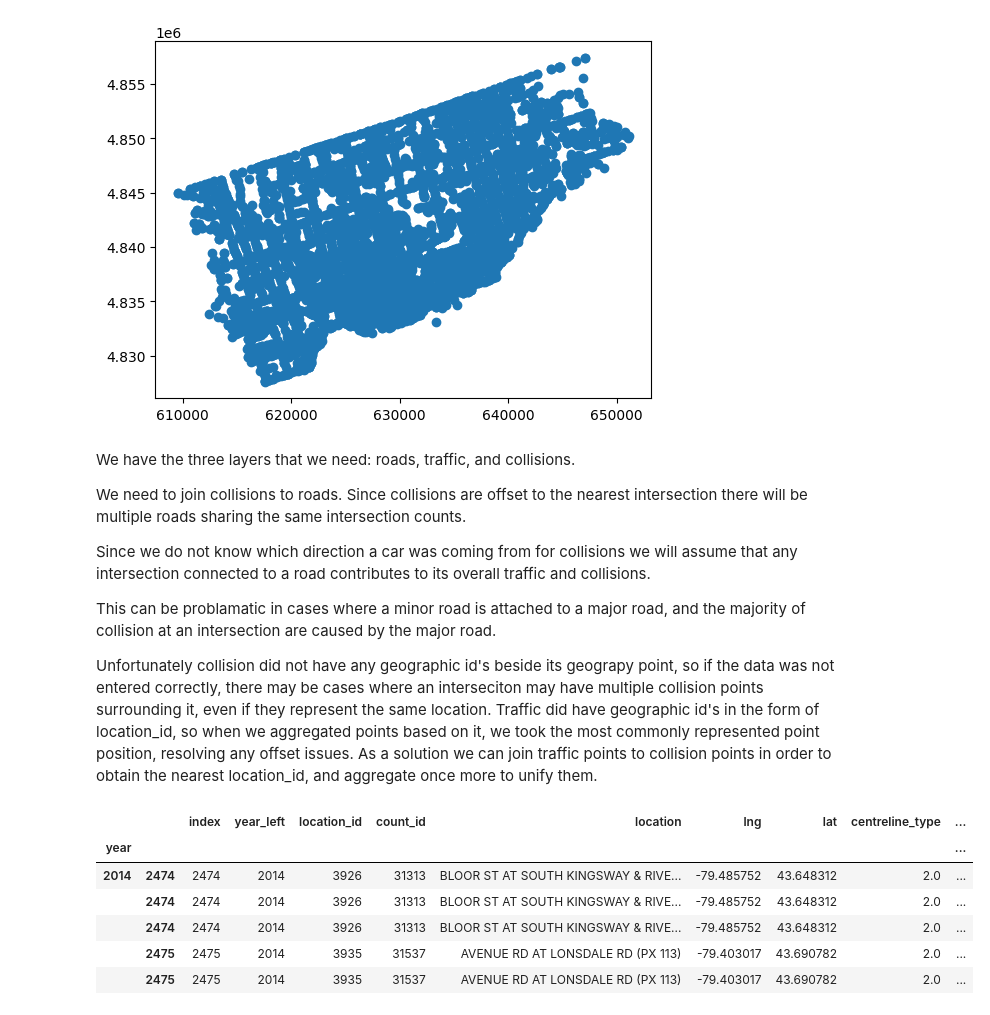
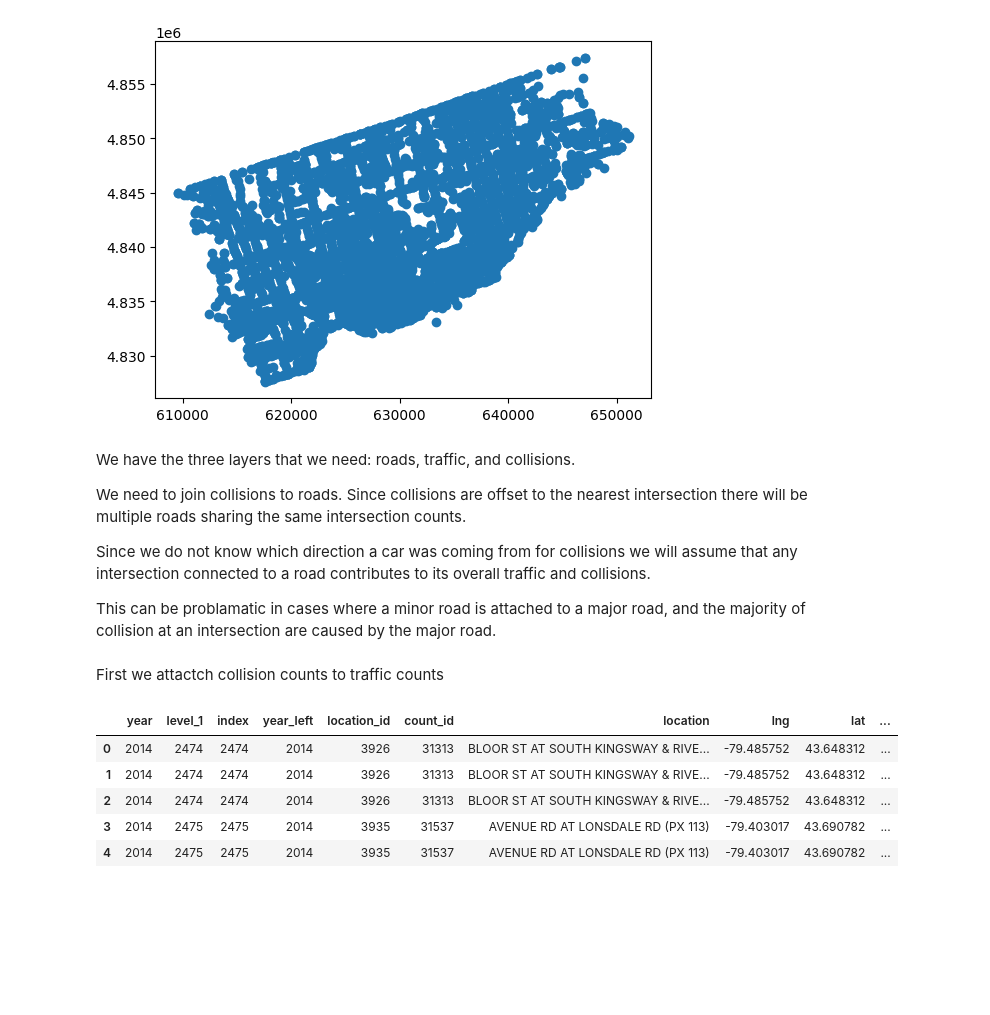
Before and after one commit to naorella/GIS_Showcase, a Jupyter notebook: template.ipynb, the cells around one changed output. Cells and saved outputs as stored; diff of their text form; code cells hidden in the pictures; blank space fills up the shorter version.

```diff
--- a/template.ipynb
+++ b/template.ipynb
@@ -199,29 +193,23 @@ to a road contributes to its overall traffic and collisions.
 
 This can be problamatic in cases where a minor road is attached to a major road, and the majority of collision
 at an intersection are caused by the major road.
-
-Unfortunately collision did not have any geographic id's beside its geograpy point, so if the data was not entered correctly, there
-may be cases where an interseciton may have multiple collision points surrounding it, even if they represent the same location.
-Traffic did have geographic id's in the form of location_id, so when we aggregated points based on it, we took the most commonly
-represented point position, resolving any offset issues.
-As a solution we can join traffic points to collision points in order to obtain the nearest location_id, and aggregate once more
-to unify them.
+# %% [markdown]
+First we attactch collision counts to traffic counts
 # %%
 #traffic_26917
 #collision_26917
 
 #split the dataframe that is not the base. In this case collisions, since we want all traffic
 #but only the collisions were traffic is monitored
 split = {k:d for k, d in collision_26917.groupby('year')}
 
-traffic_collision = traffic_26917.groupby('year').apply(lambda d: gpd.sjoin_nearest(d, split[d['year'].values[0]]))
+traffic_collision = traffic_26917.groupby('year').apply(lambda d: gpd.sjoin_nearest(d, split[d['year'].values[0]], max_distance=5))
 traffic_collision = traffic_collision.reset_index()
 traffic_collision.head()
 # %% [output]
-|  |  | index | year_left | location_id | count_id | location | lng | lat | centreline_type | ... |
-| year |  |  |  |  |  |  |  |  |  | ... |
-| 2014 | 2474 | 2474 | 2014 | 3926 | 31313 | BLOOR ST AT SOUTH KINGSWAY & RIVE... | -79.485752 | 43.648312 | 2.0 | ... |
-|  | 2474 | 2474 | 2014 | 3926 | 31313 | BLOOR ST AT SOUTH KINGSWAY & RIVE... | -79.485752 | 43.648312 | 2.0 | ... |
-|  | 2474 | 2474 | 2014 | 3926 | 31313 | BLOOR ST AT SOUTH KINGSWAY & RIVE... | -79.485752 | 43.648312 | 2.0 | ... |
-|  | 2475 | 2475 | 2014 | 3935 | 31537 | AVENUE RD AT LONSDALE RD (PX 113) | -79.403017 | 43.690782 | 2.0 | ... |
-|  | 2475 | 2475 | 2014 | 3935 | 31537 | AVENUE RD AT LONSDALE RD (PX 113) | -79.403017 | 43.690782 | 2.0 | ... |
+|  | year | level_1 | index | year_left | location_id | count_id | location | lng | lat | ... |
+| 0 | 2014 | 2474 | 2474 | 2014 | 3926 | 31313 | BLOOR ST AT SOUTH KINGSWAY & RIVE... | -79.485752 | 43.648312 | ... |
+| 1 | 2014 | 2474 | 2474 | 2014 | 3926 | 31313 | BLOOR ST AT SOUTH KINGSWAY & RIVE... | -79.485752 | 43.648312 | ... |
+| 2 | 2014 | 2474 | 2474 | 2014 | 3926 | 31313 | BLOOR ST AT SOUTH KINGSWAY & RIVE... | -79.485752 | 43.648312 | ... |
+| 3 | 2014 | 2475 | 2475 | 2014 | 3935 | 31537 | AVENUE RD AT LONSDALE RD (PX 113) | -79.403017 | 43.690782 | ... |
+| 4 | 2014 | 2475 | 2475 | 2014 | 3935 | 31537 | AVENUE RD AT LONSDALE RD (PX 113) | -79.403017 | 43.690782 | ... |
```
Also changed, not shown: parts of 9 cells of this notebook.
